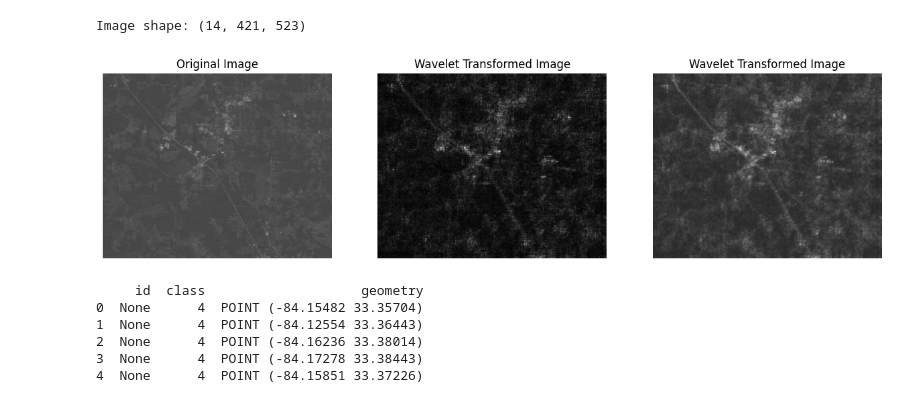
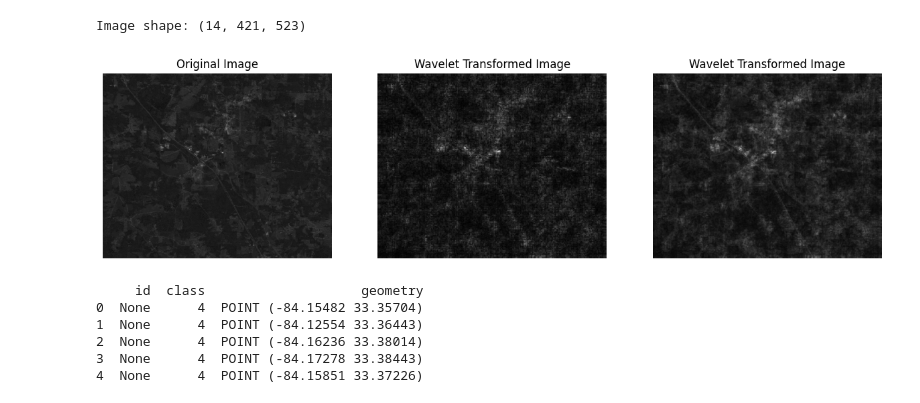
Before and after one commit to bastian6666/LandsatWT, a Jupyter notebook: src/visualization_view.ipynb, the cells around one changed output. Saved outputs shown, nothing was run; the diff lists cells and outputs as text; code cells hidden in the pictures.

```diff
--- a/src/visualization_view.ipynb
+++ b/src/visualization_view.ipynb
@@ -183,6 +183,8 @@ print("Image shape:", image.shape)  # Should be (bands, height, width)
 # %% [output]
 Image shape: (14, 421, 523)
 # %%
+# White roof detection code
+
 import pywt
 import numpy as np
 from skimage.transform import resize
@@ -213,7 +215,7 @@ def apply_wavelet_extract_details(image, wavelet='haar', level=1):
 
 
 # Example usage, assuming 'image' is a 2D numpy array of one band
-transformed_bands = [apply_wavelet_extract_details(band, wavelet='db2', level=5) for band in image]
+transformed_bands = [apply_wavelet_extract_details(band, wavelet='haar', level=5) for band in image]
 
 # Stack the transformed bands back into a 3D numpy array if you have multiple bands
 transformed_image = np.stack(transformed_bands)
@@ -257,28 +259,28 @@ blended_image = np.stack(blended_bands)  # Stack the blended bands back into a 3
 # %%
 import numpy as np
 import matplotlib.pyplot as plt
 
 # Create a figure
 fig, axs = plt.subplots(1, 3, figsize=(15, 5))
 
 # Display the original image
-axs[0].imshow(image[0], cmap='gray')
+axs[0].imshow(image[1], cmap='gray')
 axs[0].set_title('Original Image')
 axs[0].axis('off')  # Hide axis labels
 
 # Display the wavelet transformed image
-axs[1].imshow(transformed_image[0], cmap='gray')
+axs[1].imshow(transformed_image[1], cmap='gray')
 axs[1].set_title('Wavelet Transformed Image')
 axs[1].axis('off')  # Hide axis labels
 
 # Display the wavelet transformed image
-axs[2].imshow(blended_image[0], cmap='gray')
+axs[2].imshow(blended_image[1], cmap='gray')
 axs[2].set_title('Wavelet Transformed Image')
 axs[2].axis('off')  # Hide axis labels
 
 plt.show()
 # %% [output]
-[figure, old version]
+[figure, new version]
 # %%
 import rasterio
 
```
Also changed, not shown: parts of 3 cells of this notebook.
